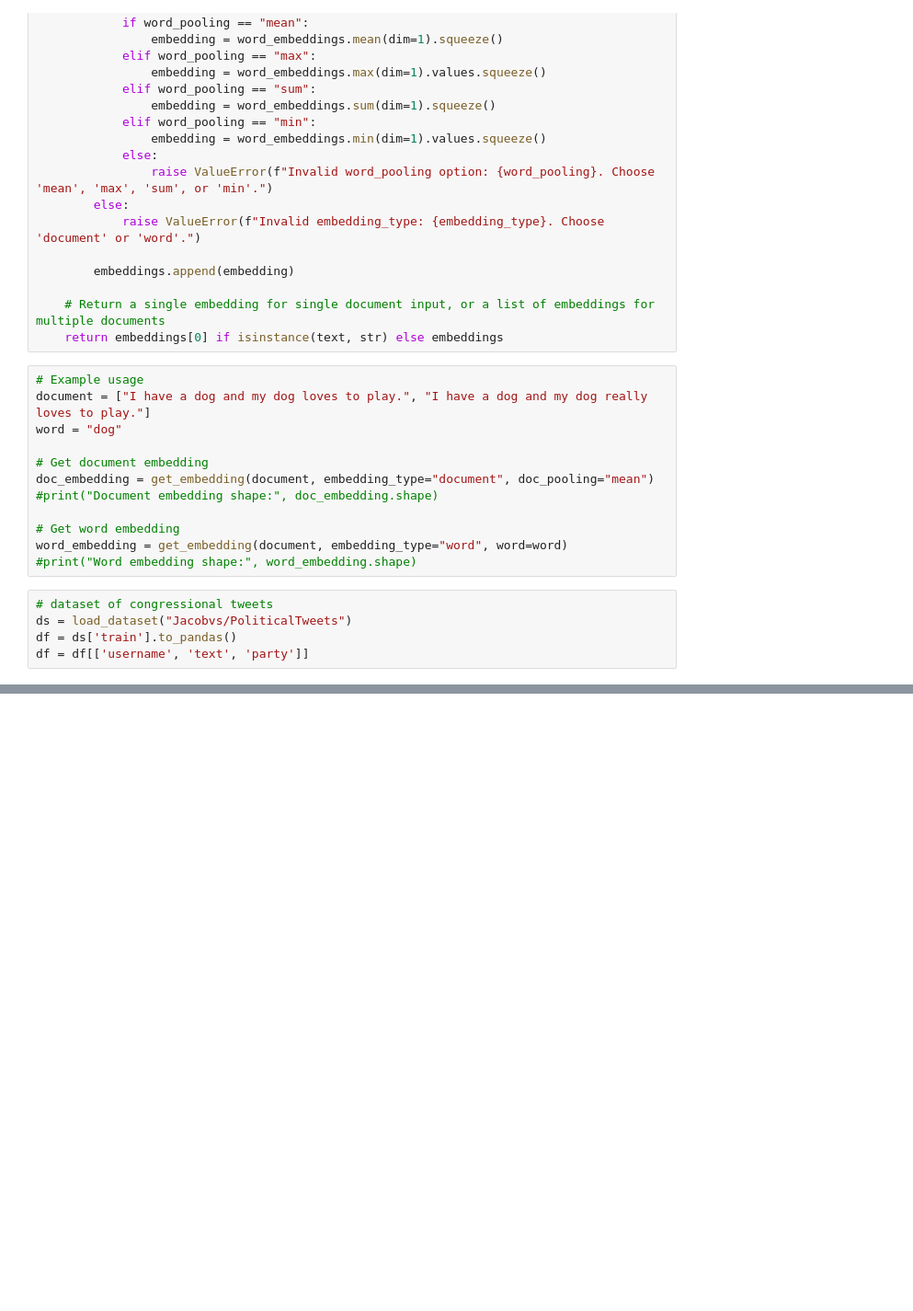
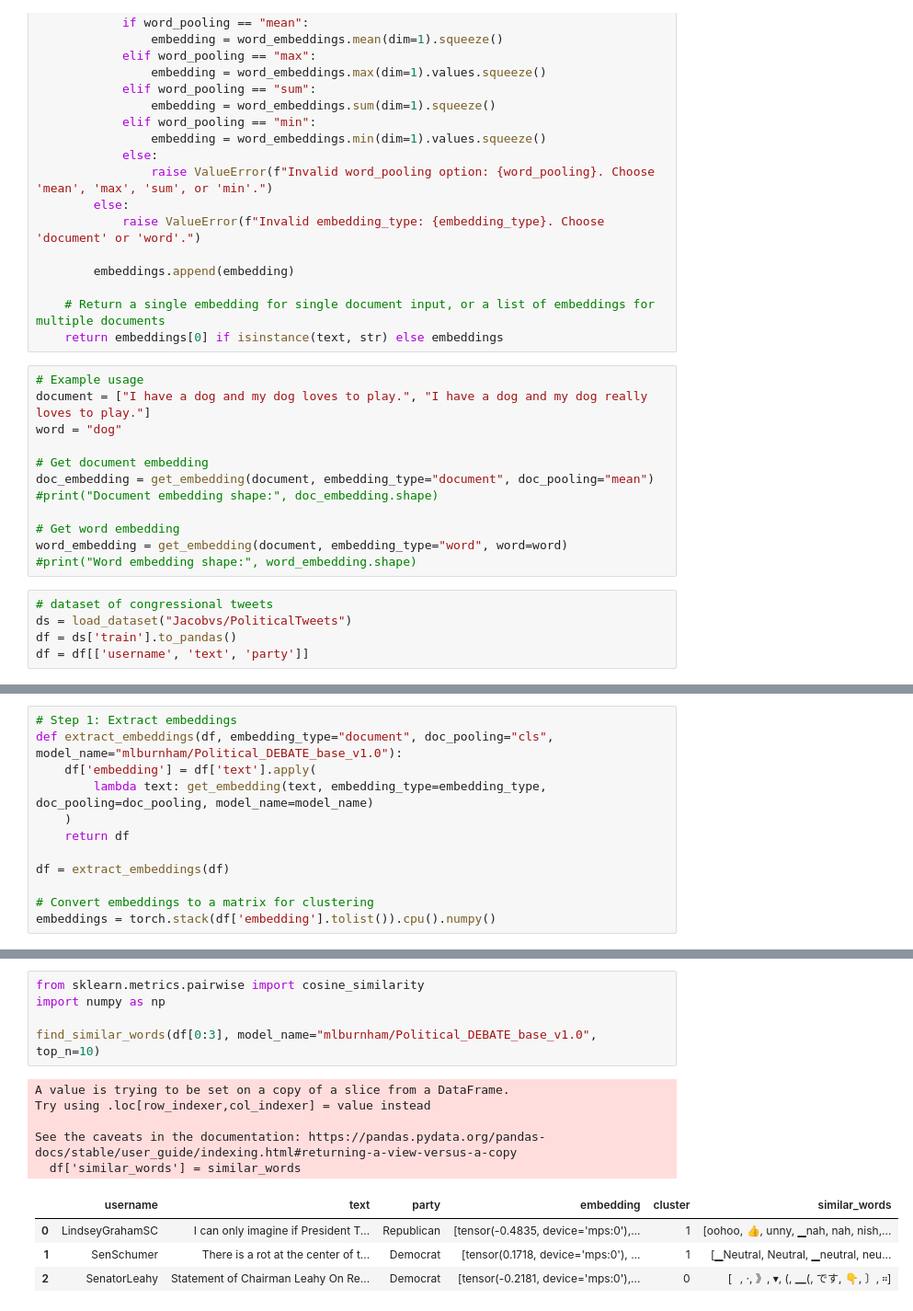
Before and after one commit to MLBurnham/pol_DEBATE, a Jupyter notebook: analysis/extract_embeddings.ipynb, the cells around one changed output, grey strips where cells are left out. Shown: that part at 92% size. Saved outputs shown, nothing was run; the diff lists cells and outputs as text; blank space fills up the shorter version.

```diff
--- a/analysis/extract_embeddings.ipynb
+++ b/analysis/extract_embeddings.ipynb
@@ -127,0 +134,12 @@ df[df['text'].str.contains('trump|Trump')]
+# %%
+# Step 1: Extract embeddings
+def extract_embeddings(df, embedding_type="document", doc_pooling="cls", model_name="mlburnham/Political_DEBATE_base_v1.0"):
+    df['embedding'] = df['text'].apply(
+        lambda text: get_embedding(text, embedding_type=embedding_type, doc_pooling=doc_pooling, model_name=model_name)
+    )
+    return df
+
+df = extract_embeddings(df)
+
+# Convert embeddings to a matrix for clustering
+embeddings = torch.stack(df['embedding'].tolist()).cpu().numpy()
@@ -127,0 +241,15 @@ df[df['text'].str.contains('trump|Trump')]
+# %%
+from sklearn.metrics.pairwise import cosine_similarity
+import numpy as np
+
+find_similar_words(df[0:3], model_name="mlburnham/Political_DEBATE_base_v1.0", top_n=10)
+# %% [output]
+A value is trying to be set on a copy of a slice from a DataFrame.
+Try using .loc[row_indexer,col_indexer] = value instead
+
+See the caveats in the documentation: https://pandas.pydata.org/pandas-docs/stable/user_guide/indexing.html#returning-a-view-versus-a-copy
+  df['similar_words'] = similar_words
+|  | username | text | party | embedding | cluster | similar_words |
+| 0 | LindseyGrahamSC | I can only imagine if President T... | Republican | [tensor(-0.4835, device='mps:0'),... | 1 | [oohoo, 👍, unny, ▁nah, nah, nish,... |
+| 1 | SenSchumer | There is a rot at the center of t... | Democrat | [tensor(0.1718, device='mps:0'), ... | 1 | [▁Neutral, Neutral, ▁neutral, neu... |
+| 2 | SenatorLeahy | Statement of Chairman Leahy On Re... | Democrat | [tensor(-0.2181, device='mps:0'),... | 0 | [⠀, ‧, 》, ▾, (, ▁(, です, 👇, 〕, ።] |
```
Also changed, not shown: parts of 12 cells of this notebook.
